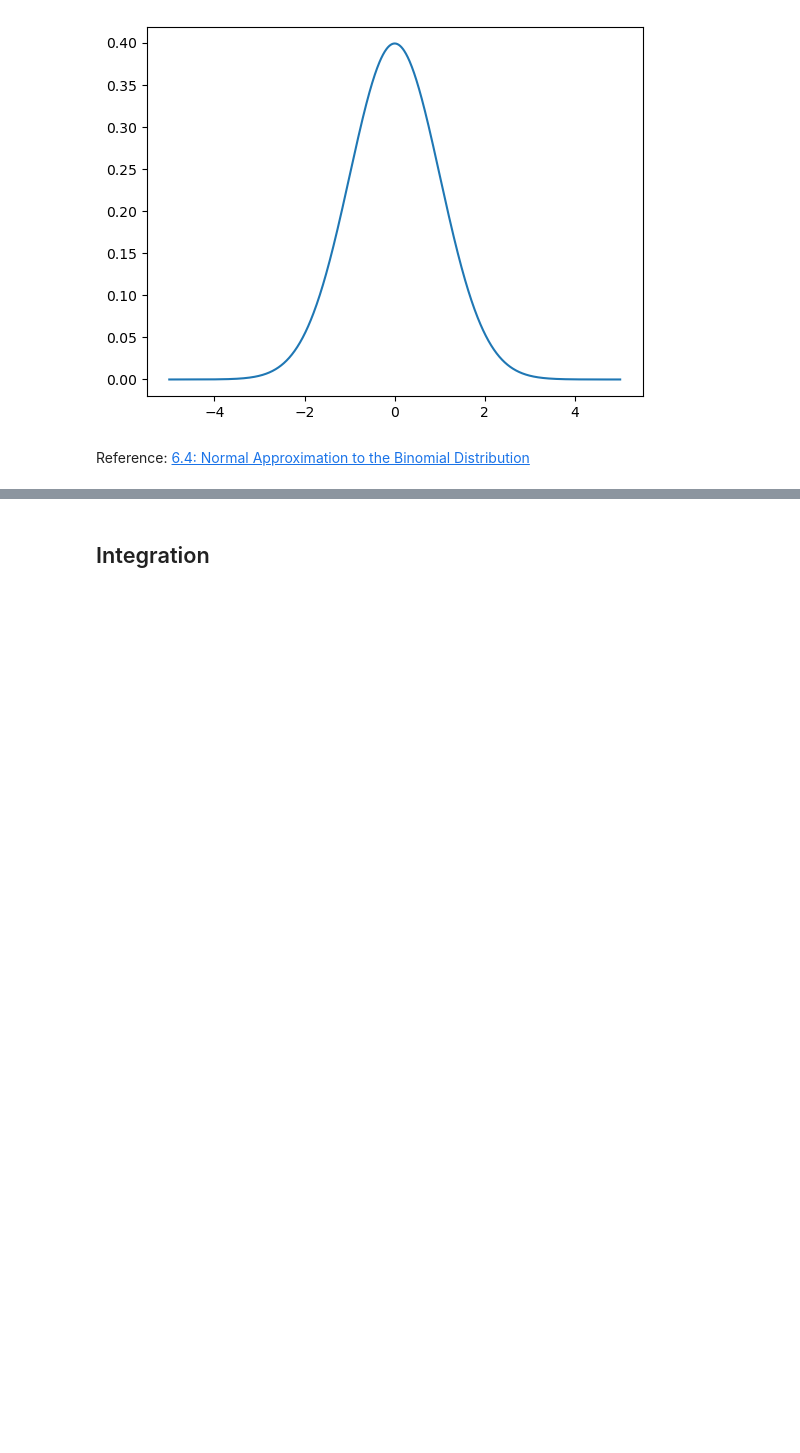
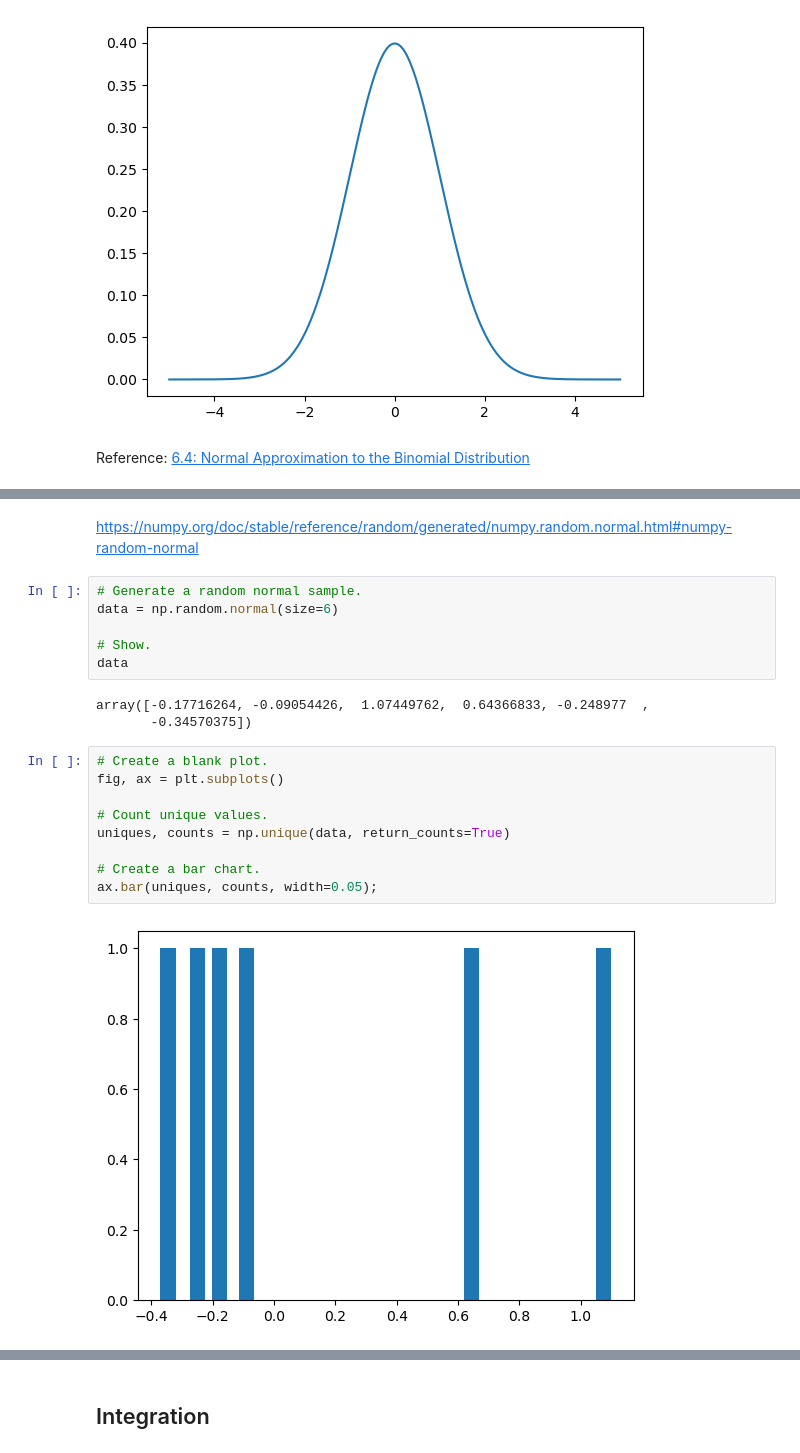
Before and after one commit to ianmcloughlin/2425_applied_statistics, a Jupyter notebook: 03_normal.ipynb, the cells around one changed output, grey strips where cells are left out. Cells and saved outputs as stored; diff of their text form; blank space fills up the shorter version.

```diff
--- a/03_normal.ipynb
+++ b/03_normal.ipynb
@@ -266,0 +275,22 @@ ax.set_ylabel('Count');
+# %% [markdown]
+https://numpy.org/doc/stable/reference/random/generated/numpy.random.normal.html#numpy-random-normal
+# %%
+# Generate a random normal sample.
+data = np.random.normal(size=6)
+
+# Show.
+data
+# %% [output]
+array([-0.17716264, -0.09054426,  1.07449762,  0.64366833, -0.248977  ,
+       -0.34570375])
+# %%
+# Create a blank plot.
+fig, ax = plt.subplots()
+
+# Count unique values.
+uniques, counts = np.unique(data, return_counts=True)
+
+# Create a bar chart.
+ax.bar(uniques, counts, width=0.05);
+# %% [output]
+[figure, added]
```
Also changed, not shown: parts of 24 cells of this notebook.
